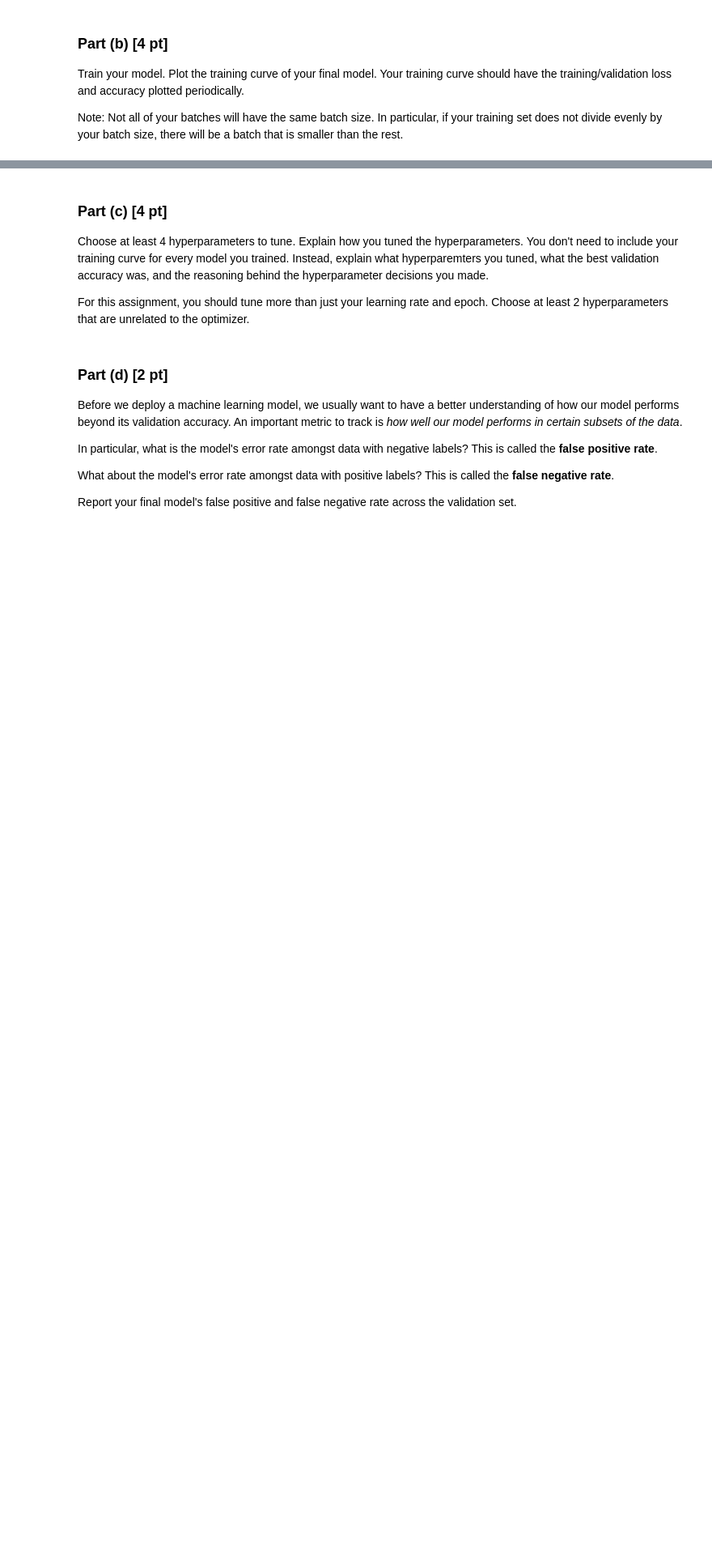
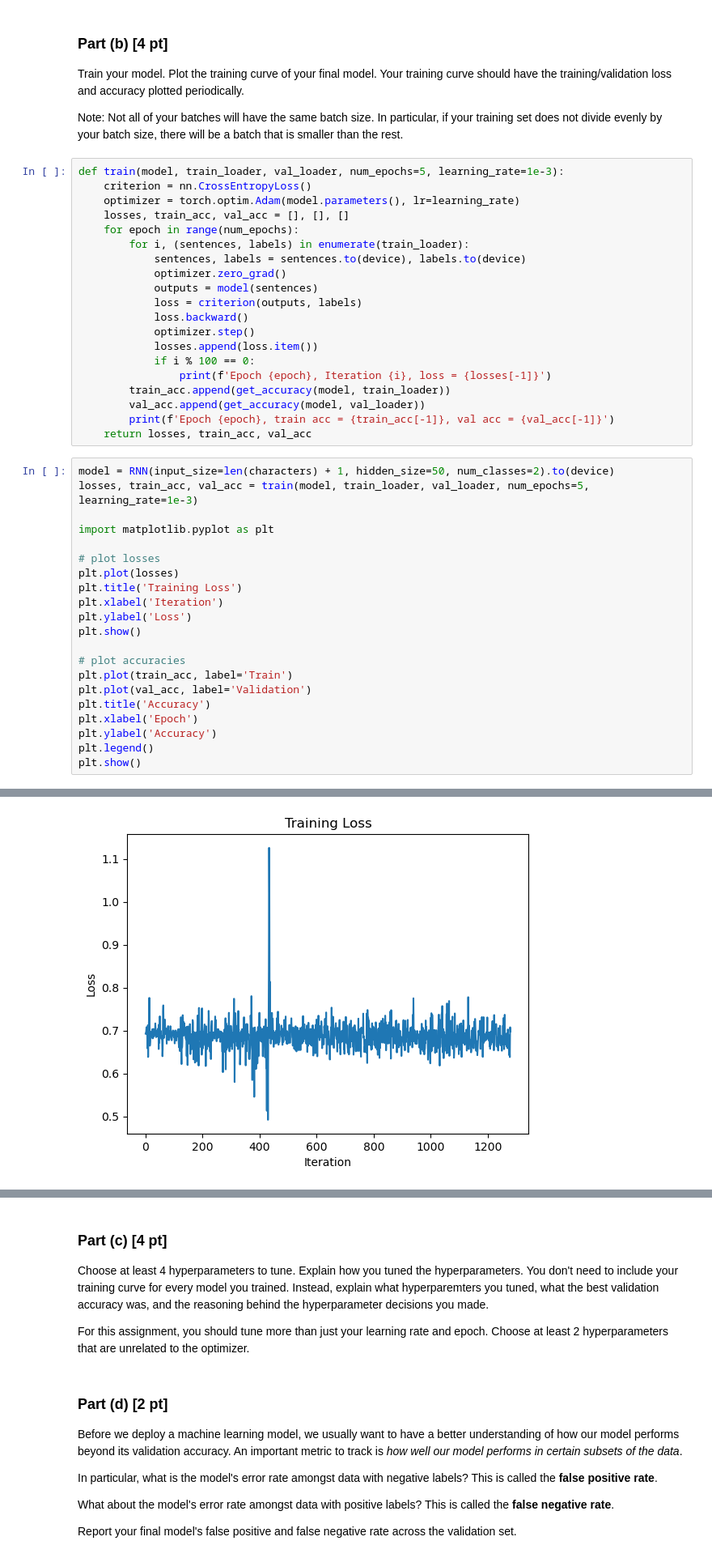
Before and after one commit to 0xC000005/APS360, a Jupyter notebook: Labs/Lab5/Lab5 Spam Detection.ipynb, the cells around one changed output, grey strips where cells are left out. Shown at 81% size. Drawn from its saved outputs; the diff is of its cells as text; blank space fills up the shorter version.

```diff
--- a/Labs/Lab5/Lab5 Spam Detection.ipynb
+++ b/Labs/Lab5/Lab5 Spam Detection.ipynb
@@ -202,3 +343,45 @@ Note: Not all of your batches will have the same batch size.
 In particular, if your training set does not divide evenly by
 your batch size, there will be a batch that is smaller than
 the rest.
+# %%
+def train(model, train_loader, val_loader, num_epochs=5, learning_rate=1e-3):
+    criterion = nn.CrossEntropyLoss()
+    optimizer = torch.optim.Adam(model.parameters(), lr=learning_rate)
+    losses, train_acc, val_acc = [], [], []
+    for epoch in range(num_epochs):
+        for i, (sentences, labels) in enumerate(train_loader):
+            sentences, labels = sentences.to(device), labels.to(device)
+            optimizer.zero_grad()
+            outputs = model(sentences)
+            loss = criterion(outputs, labels)
+            loss.backward()
+            optimizer.step()
+            losses.append(loss.item())
+            if i % 100 == 0:
+                print(f'Epoch {epoch}, Iteration {i}, loss = {losses[-1]}')
+        train_acc.append(get_accuracy(model, train_loader))
+        val_acc.append(get_accuracy(model, val_loader))
+        print(f'Epoch {epoch}, train acc = {train_acc[-1]}, val acc = {val_acc[-1]}')
+    return losses, train_acc, val_acc
+# %%
+model = RNN(input_size=len(characters) + 1, hidden_size=50, num_classes=2).to(device)
+losses, train_acc, val_acc = train(model, train_loader, val_loader, num_epochs=5, learning_rate=1e-3)
+
+import matplotlib.pyplot as plt
+
+# plot losses
+plt.plot(losses)
+plt.title('Training Loss')
+plt.xlabel('Iteration')
+plt.ylabel('Loss')
+plt.show()
+
+# plot accuracies
+plt.plot(train_acc, label='Train')
+plt.plot(val_acc, label='Validation')
+plt.title('Accuracy')
+plt.xlabel('Epoch')
+plt.ylabel('Accuracy')
+plt.legend()
+plt.show()
+# %% [output]
@@ -204,0 +408 @@ the rest.
+[figure, added]
```
Also changed, not shown: parts of 11 cells of this notebook.
